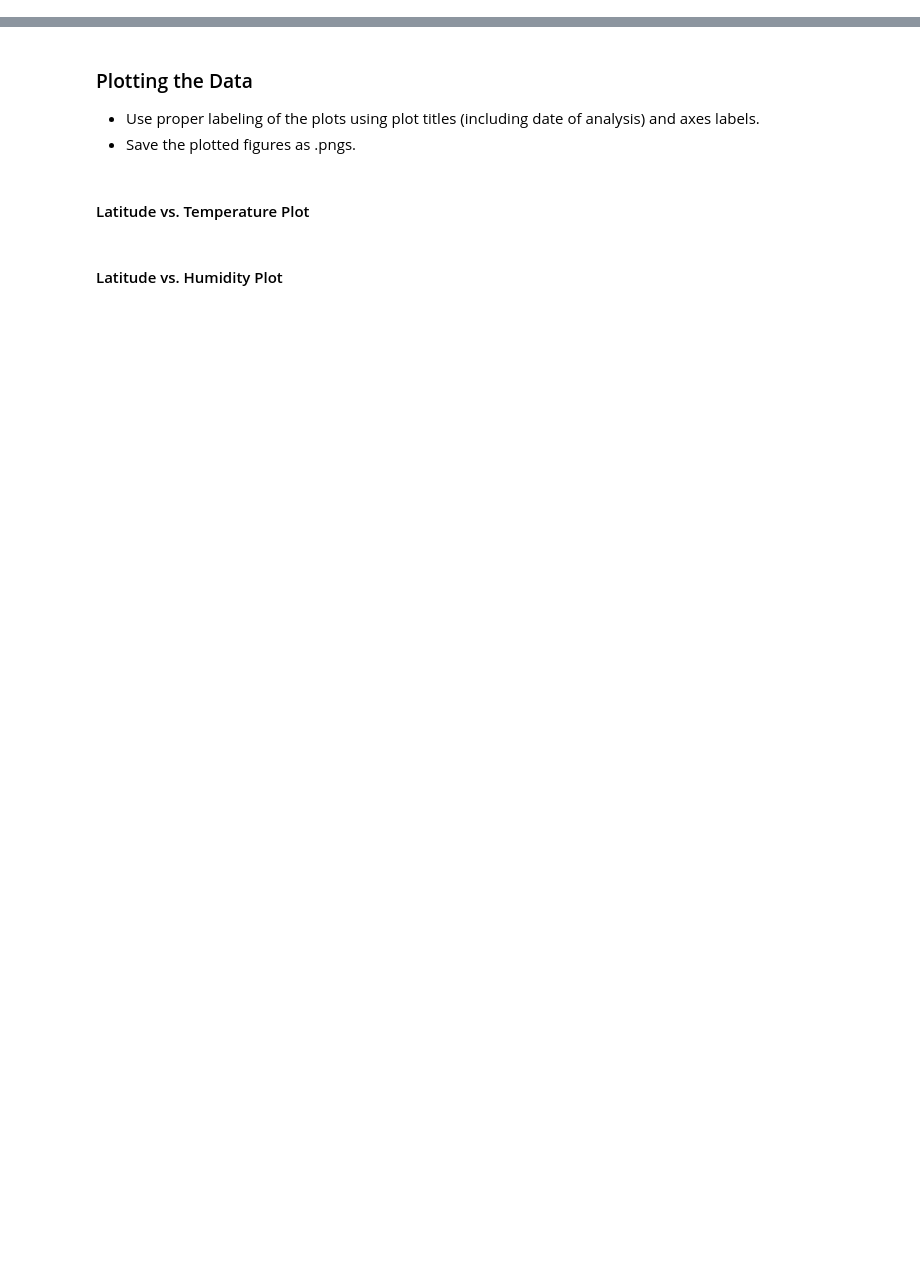
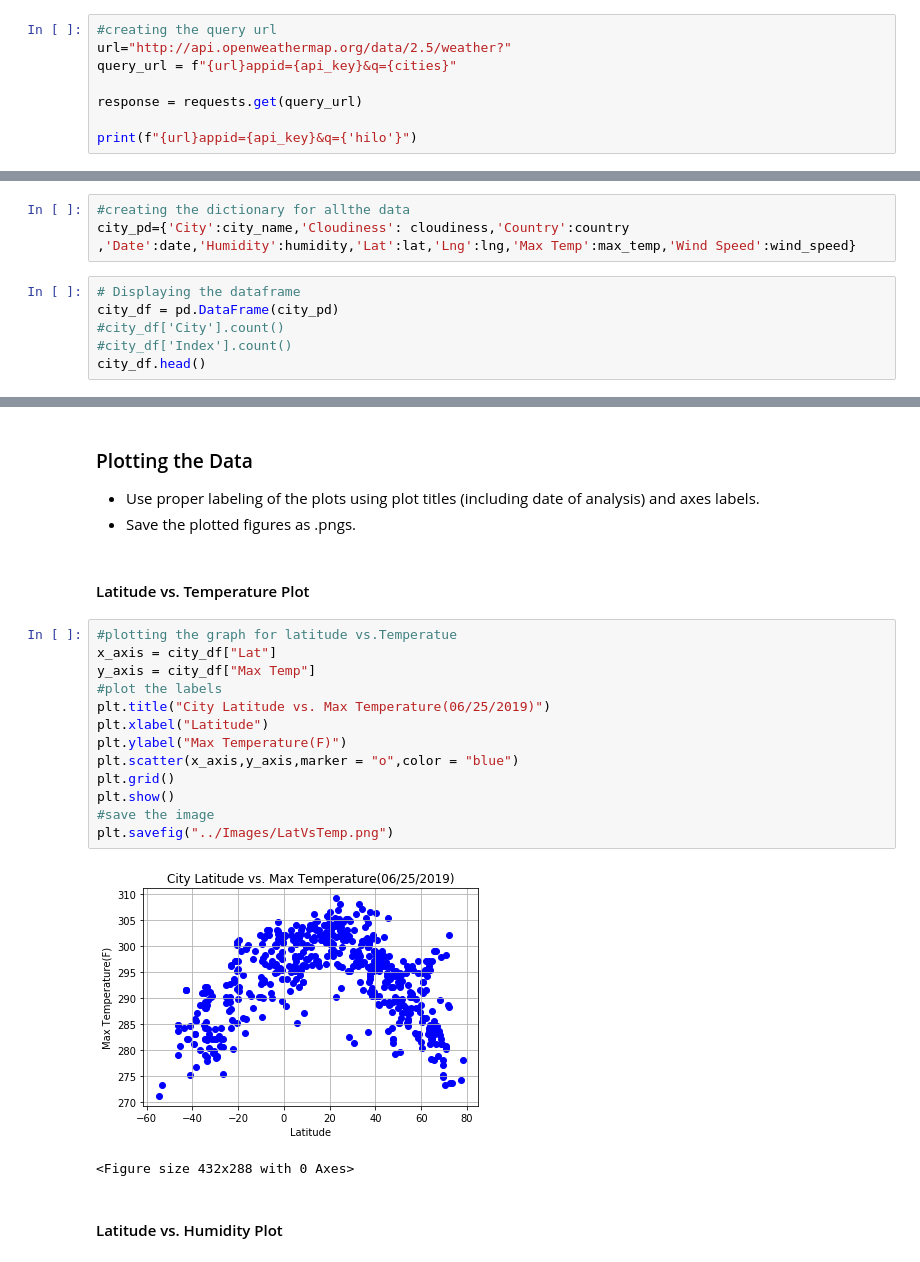
Before and after one commit to zareentaz/Equator-Weather-Analysis, a Jupyter notebook: Python-API/Instructions/starter_code/WeatherPy.ipynb, the cells around one changed output, grey strips where cells are left out. Cells and saved outputs as stored; diff of their text form; blank space fills up the shorter version.

Commit message:
adding .csv file and plotting the graph

```diff
--- a/Python-API/Instructions/starter_code/WeatherPy.ipynb
+++ b/Python-API/Instructions/starter_code/WeatherPy.ipynb
@@ -61,0 +59,8 @@ len(cities)
+# %%
+#creating the query url
+url="http://api.openweathermap.org/data/2.5/weather?"
+query_url = f"{url}appid={api_key}&q={cities}"
+
+response = requests.get(query_url)
+
+print(f"{url}appid={api_key}&q={'hilo'}")
@@ -154,0 +146,9 @@ KeyError: 'cities_pd'
+# %%
+#creating the dictionary for allthe data
+city_pd={'City':city_name,'Cloudiness': cloudiness,'Country':country ,'Date':date,'Humidity':humidity,'Lat':lat,'Lng':lng,'Max Temp':max_temp,'Wind Speed':wind_speed}
+# %%
+# Displaying the dataframe
+city_df = pd.DataFrame(city_pd)
+#city_df['City'].count()
+#city_df['Index'].count()
+city_df.head()
@@ -158,5 +168,21 @@ KeyError: 'cities_pd'
 * Save the plotted figures as .pngs.
 # %% [markdown]
 #### Latitude vs. Temperature Plot
+# %%
+#plotting the graph for latitude vs.Temperatue
+x_axis = city_df["Lat"]
+y_axis = city_df["Max Temp"]
+#plot the labels
+plt.title("City Latitude vs. Max Temperature(06/25/2019)")
+plt.xlabel("Latitude")
+plt.ylabel("Max Temperature(F)")
+plt.scatter(x_axis,y_axis,marker = "o",color = "blue")
+plt.grid()
+plt.show()
+#save the image
+plt.savefig("../Images/LatVsTemp.png")
+# %% [output]
+[figure, added]
+<Figure size 432x288 with 0 Axes>
 # %% [markdown]
 #### Latitude vs. Humidity Plot
```
Also changed, not shown: parts of 14 cells of this notebook, 8 other files.
